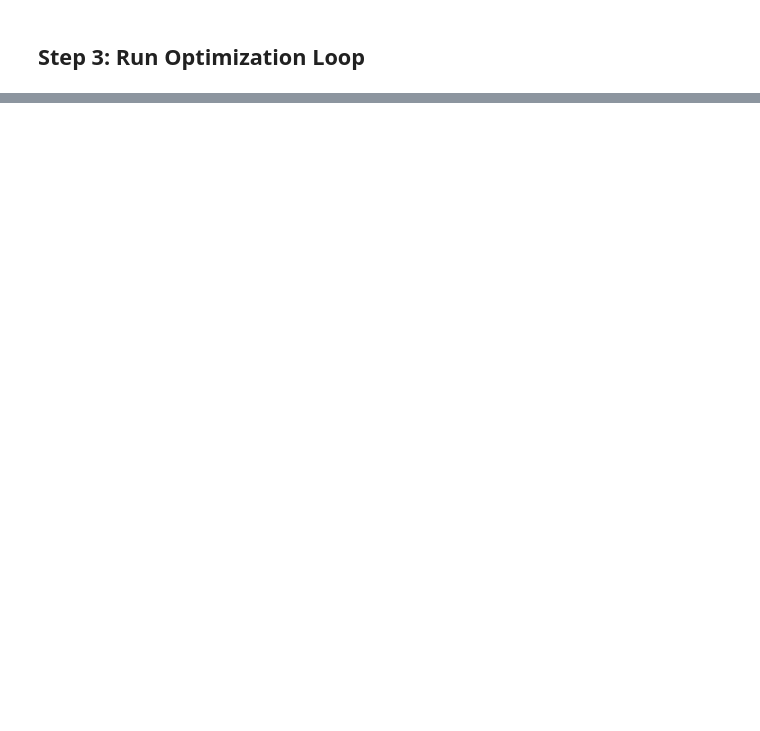
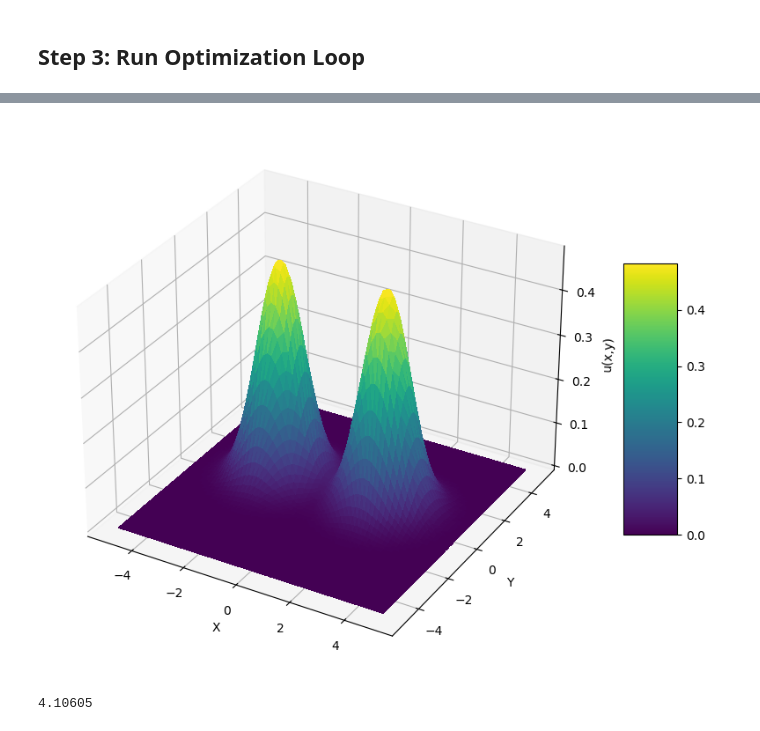
Before and after one commit to vcaipu/cqednumerics, a Jupyter notebook: examples/2DPoisson.ipynb, the cells around one changed output, grey strips where cells are left out. Drawn from its saved outputs; the diff is of its cells as text; code cells hidden in the pictures; blank space fills up the shorter version.

```diff
--- a/examples/2DPoisson.ipynb
+++ b/examples/2DPoisson.ipynb
@@ -83,0 +92,73 @@ femsystem.plot_at_interior_2d_in3d(result)
+# %%
+import numpy as np
+import scipy.special as sp
+
+def analytical_solution(x, y, A=A, B=B, omega=omega):
+    # 1. Convert Coordinate Arrays
+    x_np = np.array(x)
+    y_np = np.array(y)
+
+    # 2. Convert Parameters to Scalar Floats
+    # If A, B, or omega are JAX arrays, q becomes a JAX array, crashing Scipy
+    A_val = float(A)
+    B_val = float(B)
+    omega_val = float(omega)
+
+    # Y-Dimension
+    omega_y = np.sqrt(2 * B_val)
+    norm_y = (omega_y / np.pi)**0.25
+    psi_y = norm_y * np.exp(-omega_y * (y_np-0.5)**2 / 2)
+
+    # X-Dimension
+    q = 4 * A_val / (omega_val**2)
+
+    # Scipy Mathieu
+    a_val = sp.mathieu_a(0, q)
+    z_val = (omega_val / 2) * x_np
+    ce0, _ = sp.mathieu_cem(0, q, z_val * 180 / np.pi)
+
+    psi_x = ce0
+
+    return psi_x * psi_y
+
+def analytical_solution_normalized(x, y, A=A, B=B, omega=omega):
+    # Ensure inputs are numpy for stability
+    x = np.array(x)
+    y = np.array(y)
+
+    A_val = float(A)
+    B_val = float(B)
+    omega_val = float(omega)
+
+    # --- Y-Dimension (Harmonic Oscillator) ---
+    omega_y = np.sqrt(2 * B_val)
+    # Analytic Normalization: (omega/pi)^(1/4)
+    norm_y = (omega_y / np.pi)**0.25
+    psi_y = norm_y * np.exp(-omega_y * (y - 0.5)**2 / 2)
+
+    # --- X-Dimension (Harmonic Approx for Deep Wells) ---
+    # Minima at x = +/- 2 (for omega = pi/2)
+    # Effective frequency omega_x = sqrt(V'') = sqrt(A)*omega
+    alpha = np.sqrt(A_val) * omega_val
+
+    # Superposition of two Gaussians
+    g1 = np.exp(-alpha * (x - 2)**2 / 2)
+    g2 = np.exp(-alpha * (x + 2)**2 / 2)
+
+    # Analytic Normalization for sum of two non-overlapping Gaussians
+    # Norm of one gaussian e^(-alpha*x^2/2) is (alpha/pi)^(1/4)
+    # We have two, so divide by sqrt(2)
+    norm_x = (alpha / np.pi)**0.25 / np.sqrt(2)
+
+    psi_x = norm_x * (g1 + g2)
+
+    return psi_x * psi_y
+
+
+
+femsystem.plot_func_2d_in3d(analytical_solution_normalized)
+
+print(femsystem.integrate_function(lambda x: analytical_solution_normalized(x[0],x[1])))
+# %% [output]
+[figure, added]
+4.10605
```
Also changed, not shown: parts of 5 cells of this notebook, 4 other files.
